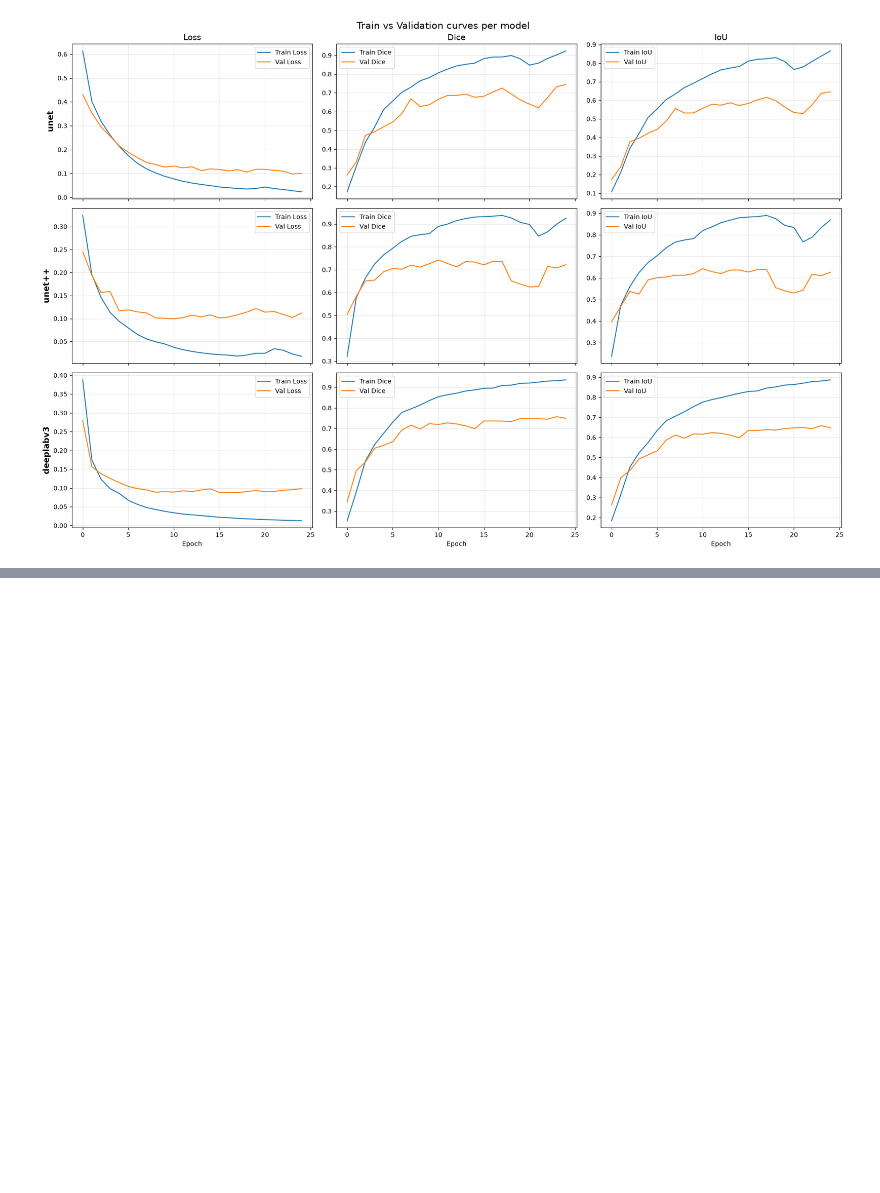
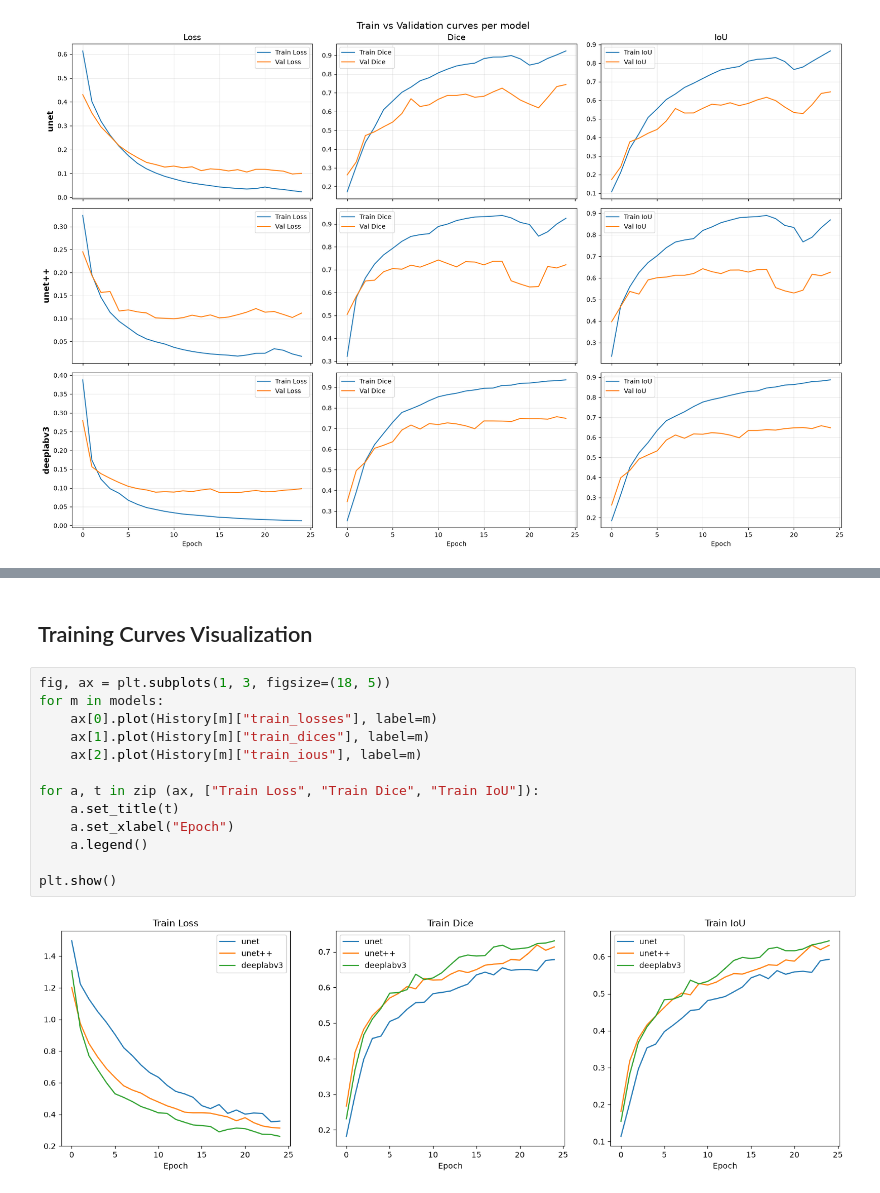
Before and after one commit to MouaadErrougbani/brain-breast-tumor-segmentation-dl, a Jupyter notebook: notebooks/04_model_analysis.ipynb, the cells around one changed output, grey strips where cells are left out. Drawn from its saved outputs; the diff is of its cells as text; blank space fills up the shorter version.

```diff
--- a/notebooks/04_model_analysis.ipynb
+++ b/notebooks/04_model_analysis.ipynb
@@ -122,0 +224,17 @@ plt.show()
+# %% [markdown]
+<h2> Training Curves Visualization</h2>
+# %%
+fig, ax = plt.subplots(1, 3, figsize=(18, 5))
+for m in models:
+    ax[0].plot(History[m]["train_losses"], label=m)
+    ax[1].plot(History[m]["train_dices"], label=m)
+    ax[2].plot(History[m]["train_ious"], label=m)
+
+for a, t in zip (ax, ["Train Loss", "Train Dice", "Train IoU"]):
+    a.set_title(t)
+    a.set_xlabel("Epoch")
+    a.legend()
+
+plt.show()
+# %% [output]
+[figure, added]
```
Also changed, not shown: parts of 21 cells of this notebook, 36 other files.
